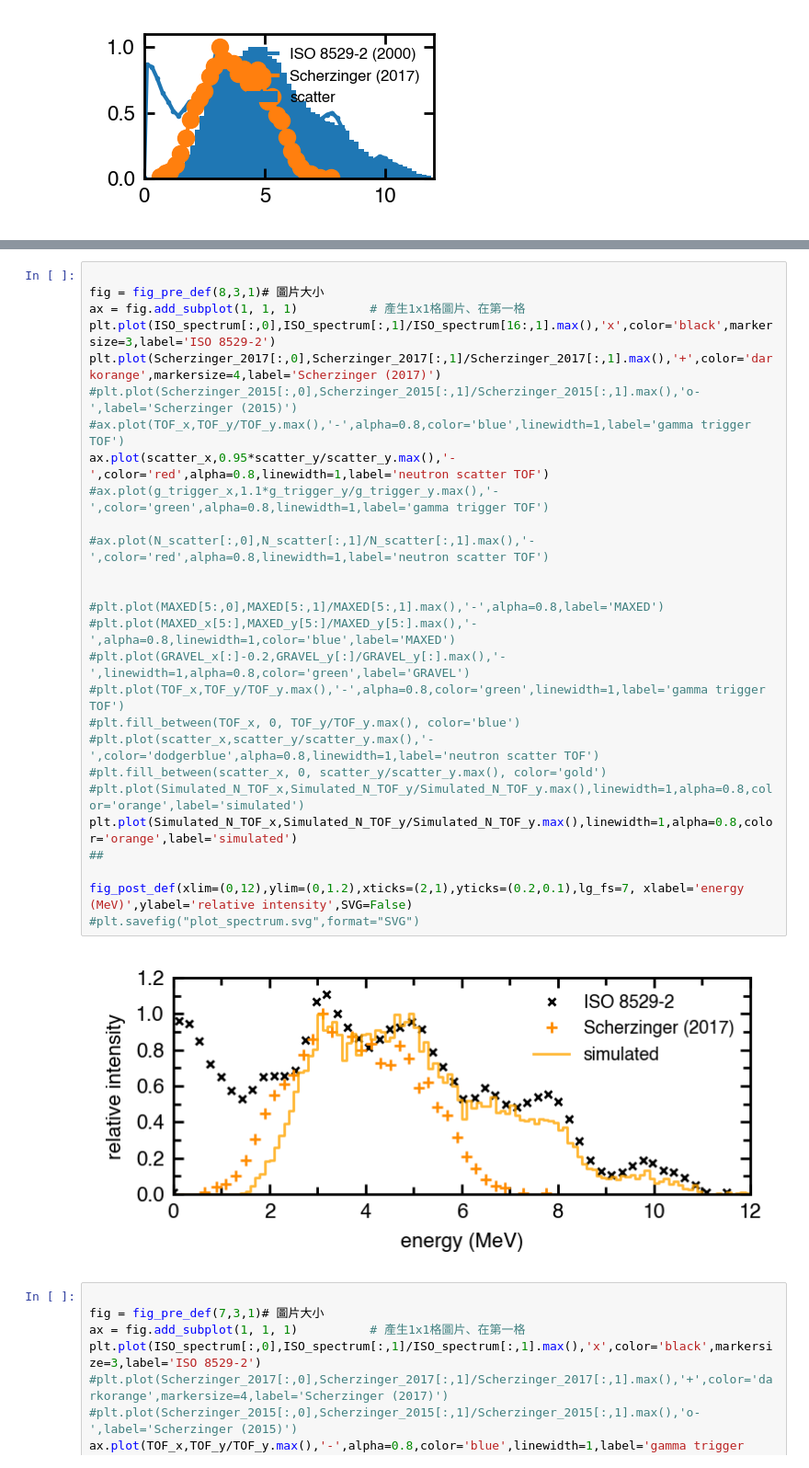
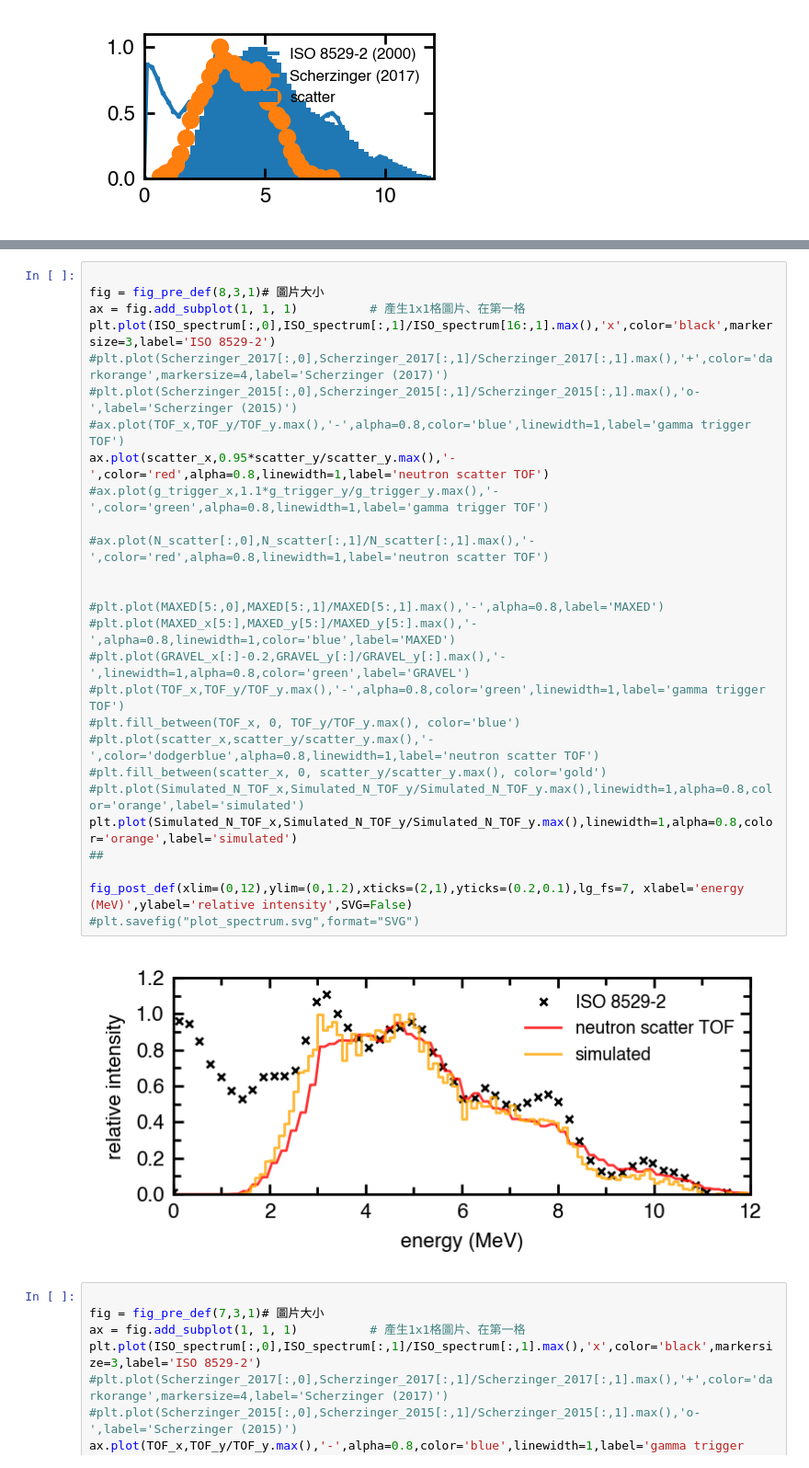
Before and after one commit to ShawnTHLIN/Neutron_research_code, a Jupyter notebook: AmBe/AmBe_plot/Plot_exp_simulation.ipynb, the cells around one changed output, grey strips where cells are left out. Shown at 92% size. Cells and saved outputs as stored; diff of their text form.

```diff
--- a/AmBe/AmBe_plot/Plot_exp_simulation.ipynb
+++ b/AmBe/AmBe_plot/Plot_exp_simulation.ipynb
@@ -143,32 +143,32 @@ plt.plot(Simulated_N_TOF_x,Simulated_N_TOF_y/Simulated_N_TOF_y.max())
 # %%
 
 fig = fig_pre_def(8,3,1)# 圖片大小
 ax = fig.add_subplot(1, 1, 1)          # 產生1x1格圖片、在第一格
 plt.plot(ISO_spectrum[:,0],ISO_spectrum[:,1]/ISO_spectrum[16:,1].max(),'x',color='black',markersize=3,label='ISO 8529-2')
-plt.plot(Scherzinger_2017[:,0],Scherzinger_2017[:,1]/Scherzinger_2017[:,1].max(),'+',color='darkorange',markersize=4,label='Scherzinger (2017)')
+#plt.plot(Scherzinger_2017[:,0],Scherzinger_2017[:,1]/Scherzinger_2017[:,1].max(),'+',color='darkorange',markersize=4,label='Scherzinger (2017)')
 #plt.plot(Scherzinger_2015[:,0],Scherzinger_2015[:,1]/Scherzinger_2015[:,1].max(),'o-',label='Scherzinger (2015)')
 #ax.plot(TOF_x,TOF_y/TOF_y.max(),'-',alpha=0.8,color='blue',linewidth=1,label='gamma trigger TOF')
 ax.plot(scatter_x,0.95*scatter_y/scatter_y.max(),'-',color='red',alpha=0.8,linewidth=1,label='neutron scatter TOF')
 #ax.plot(g_trigger_x,1.1*g_trigger_y/g_trigger_y.max(),'-',color='green',alpha=0.8,linewidth=1,label='gamma trigger TOF')
 
 #ax.plot(N_scatter[:,0],N_scatter[:,1]/N_scatter[:,1].max(),'-',color='red',alpha=0.8,linewidth=1,label='neutron scatter TOF')
 
 
 #plt.plot(MAXED[5:,0],MAXED[5:,1]/MAXED[5:,1].max(),'-',alpha=0.8,label='MAXED')
 #plt.plot(MAXED_x[5:],MAXED_y[5:]/MAXED_y[5:].max(),'-',alpha=0.8,linewidth=1,color='blue',label='MAXED')
 #plt.plot(GRAVEL_x[:]-0.2,GRAVEL_y[:]/GRAVEL_y[:].max(),'-',linewidth=1,alpha=0.8,color='green',label='GRAVEL')
 #plt.plot(TOF_x,TOF_y/TOF_y.max(),'-',alpha=0.8,color='green',linewidth=1,label='gamma trigger TOF')
 #plt.fill_between(TOF_x, 0, TOF_y/TOF_y.max(), color='blue')
 #plt.plot(scatter_x,scatter_y/scatter_y.max(),'-',color='dodgerblue',alpha=0.8,linewidth=1,label='neutron scatter TOF')
 #plt.fill_between(scatter_x, 0, scatter_y/scatter_y.max(), color='gold')
 #plt.plot(Simulated_N_TOF_x,Simulated_N_TOF_y/Simulated_N_TOF_y.max(),linewidth=1,alpha=0.8,color='orange',label='simulated')
 plt.plot(Simulated_N_TOF_x,Simulated_N_TOF_y/Simulated_N_TOF_y.max(),linewidth=1,alpha=0.8,color='orange',label='simulated')
 ##
 
 fig_post_def(xlim=(0,12),ylim=(0,1.2),xticks=(2,1),yticks=(0.2,0.1),lg_fs=7, xlabel='energy (MeV)',ylabel='relative intensity',SVG=False)
 #plt.savefig("plot_spectrum.svg",format="SVG")
 # %% [output]
-[figure, old version]
+[figure, new version]
 # %%
 
 fig = fig_pre_def(7,3,1)# 圖片大小
```
Also changed, not shown: parts of 1 cell of this notebook, 16 other files.
